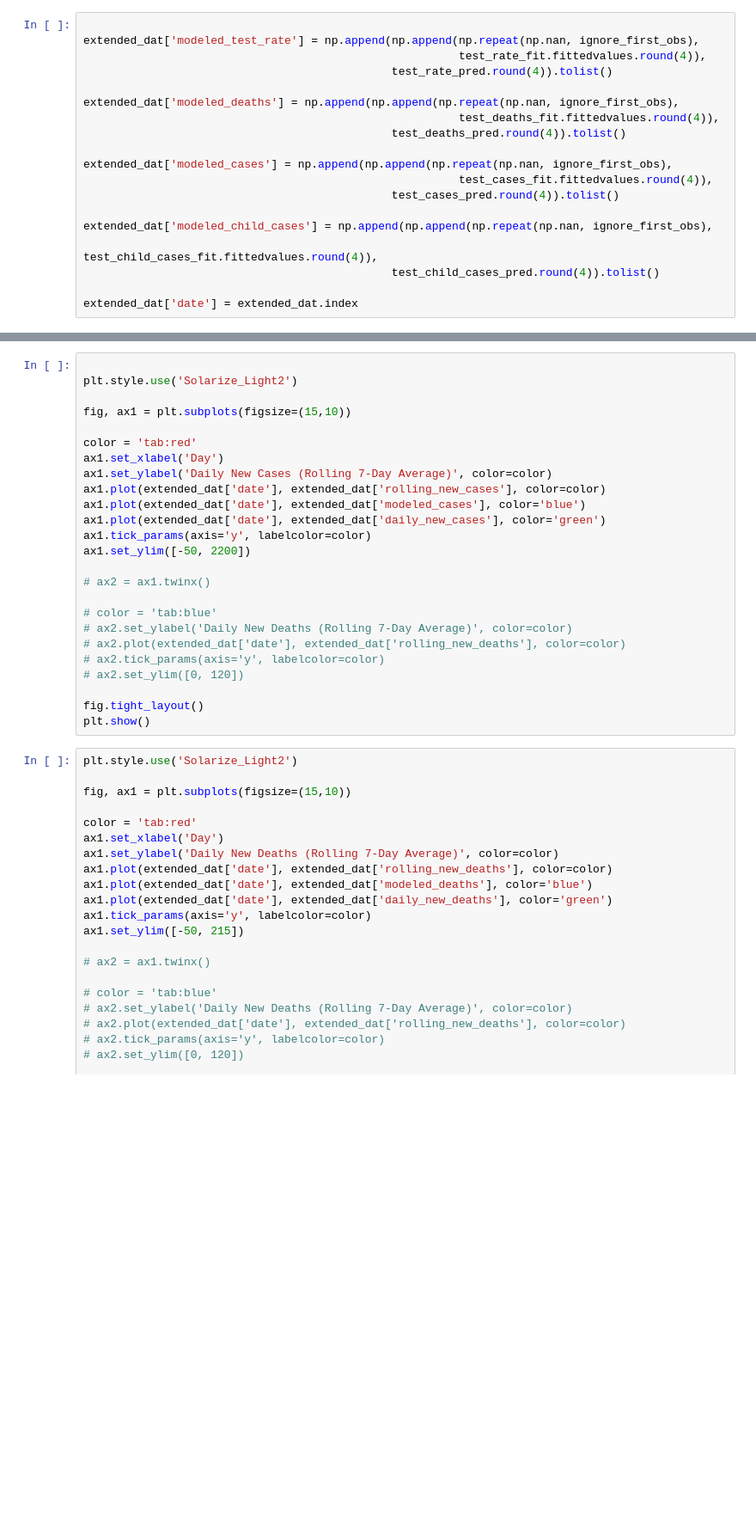
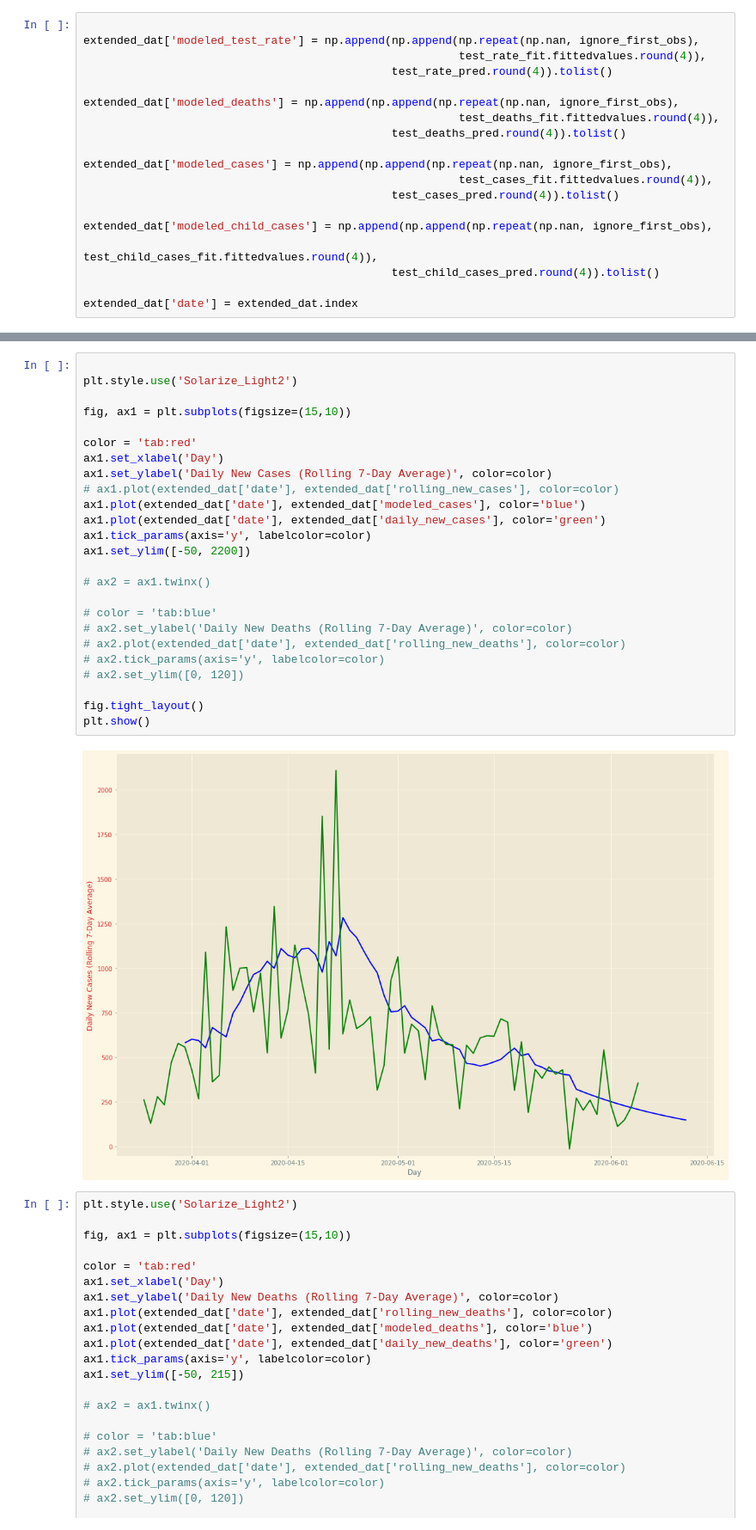
Before and after one commit to JasonCabral/CT_Covid_Alerts, a Jupyter notebook: data_munge.ipynb, the cells around one changed output, grey strips where cells are left out. Shown at 86% size. Saved outputs shown, nothing was run; the diff lists cells and outputs as text; blank space fills up the shorter version.

```diff
--- a/data_munge.ipynb
+++ b/data_munge.ipynb
@@ -151,28 +176,30 @@ extended_dat['date'] = extended_dat.index
 # %%
 
 plt.style.use('Solarize_Light2')
 
 fig, ax1 = plt.subplots(figsize=(15,10))
 
 color = 'tab:red'
 ax1.set_xlabel('Day')
 ax1.set_ylabel('Daily New Cases (Rolling 7-Day Average)', color=color)
-ax1.plot(extended_dat['date'], extended_dat['rolling_new_cases'], color=color)
+# ax1.plot(extended_dat['date'], extended_dat['rolling_new_cases'], color=color)
 ax1.plot(extended_dat['date'], extended_dat['modeled_cases'], color='blue')
 ax1.plot(extended_dat['date'], extended_dat['daily_new_cases'], color='green')
 ax1.tick_params(axis='y', labelcolor=color)
 ax1.set_ylim([-50, 2200])
 
 # ax2 = ax1.twinx()
 
 # color = 'tab:blue'
 # ax2.set_ylabel('Daily New Deaths (Rolling 7-Day Average)', color=color)
 # ax2.plot(extended_dat['date'], extended_dat['rolling_new_deaths'], color=color)
 # ax2.tick_params(axis='y', labelcolor=color)
 # ax2.set_ylim([0, 120])
 
 fig.tight_layout()
 plt.show()
+# %% [output]
+[figure, added]
 # %%
 plt.style.use('Solarize_Light2')
 
```
Also changed, not shown: parts of 3 cells of this notebook.
